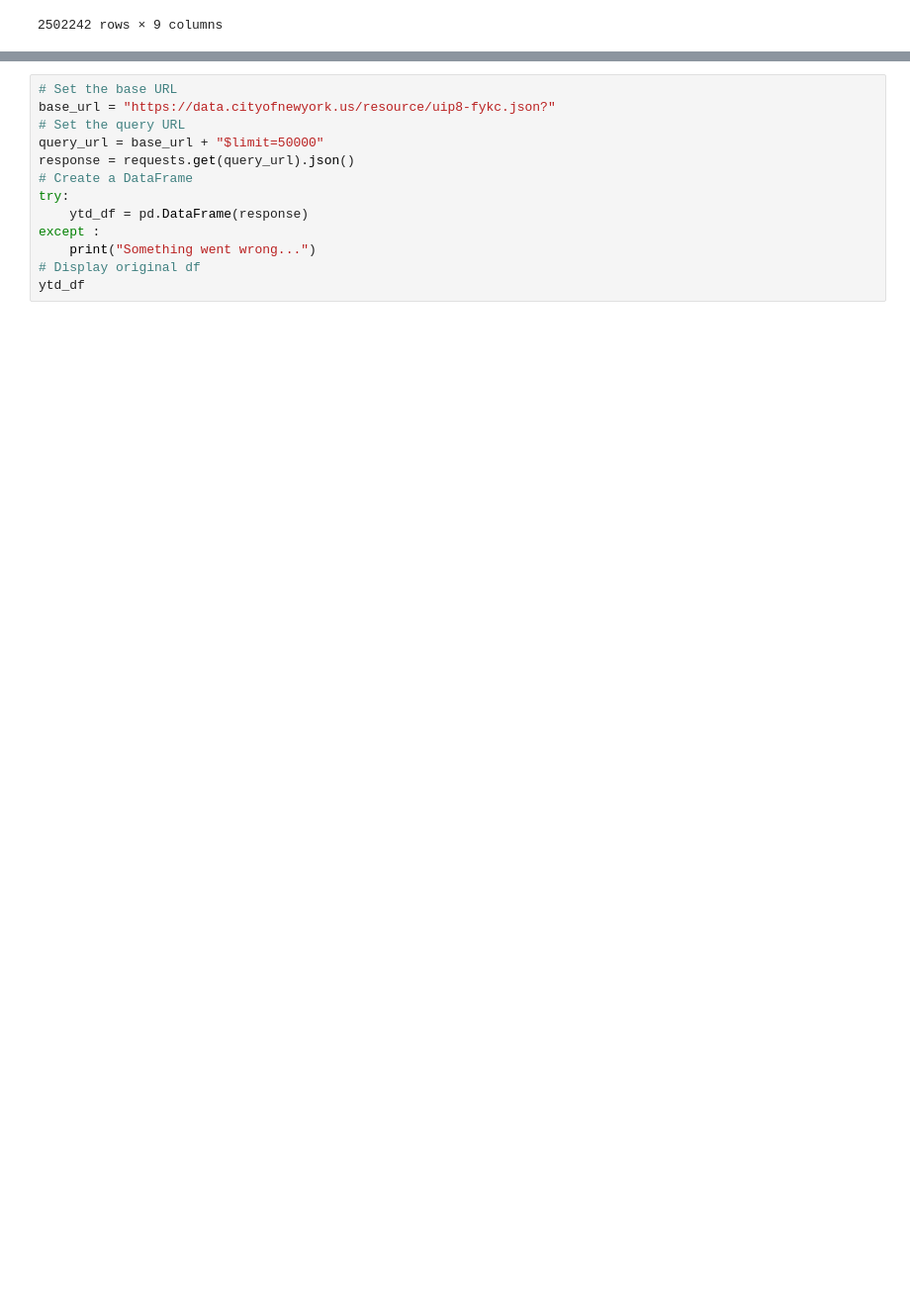
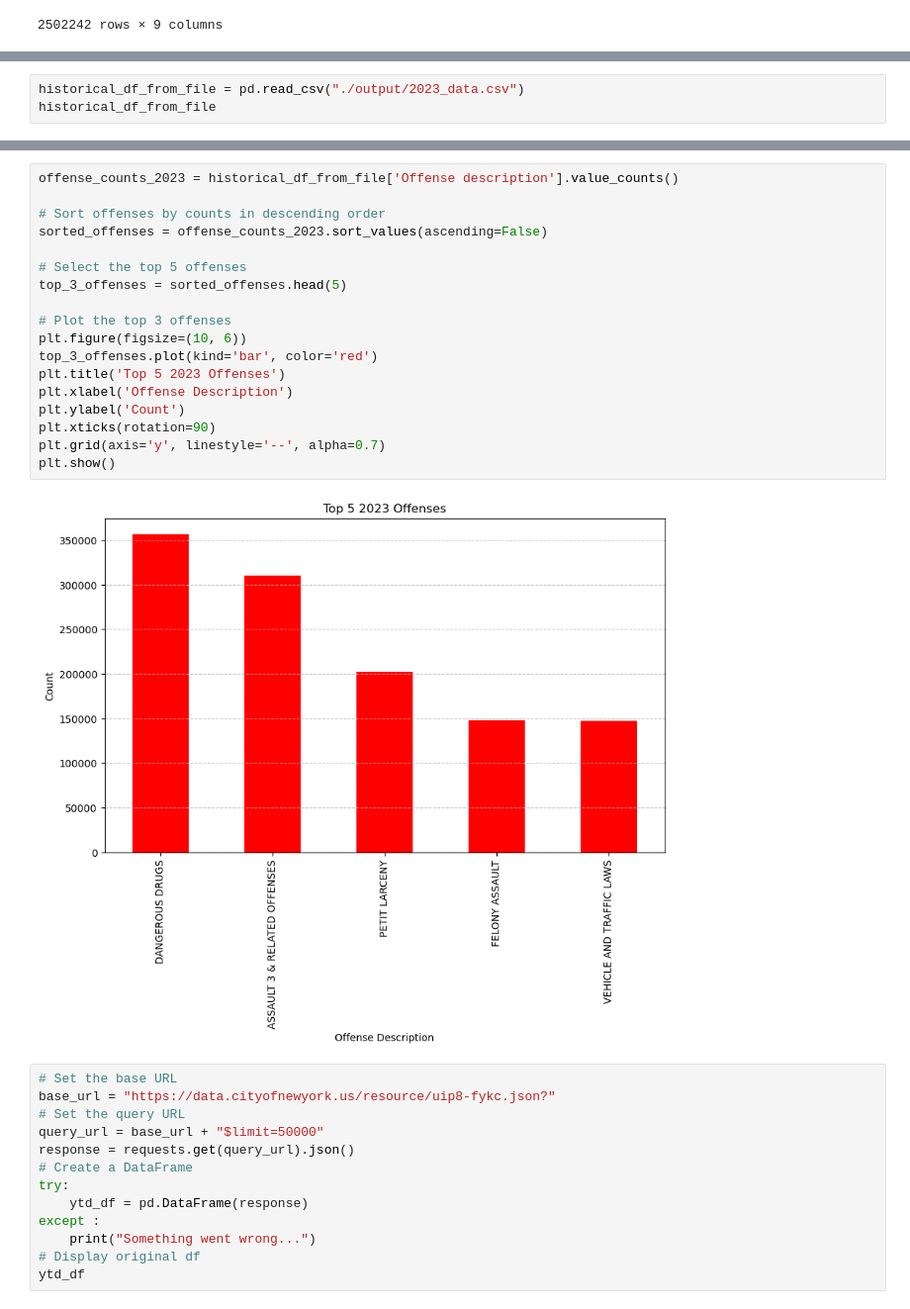
Before and after one commit to amos6224/group5-project1, a Jupyter notebook: group5-project1.ipynb, the cells around one changed output, grey strips where cells are left out. Shown at 99% size. Saved outputs shown, nothing was run; the diff lists cells and outputs as text; blank space fills up the shorter version.

Commit message:
add top 5 crimes 2023 plot

```diff
--- a/group5-project1.ipynb
+++ b/group5-project1.ipynb
@@ -122,0 +120,3 @@ grouped_sex_offence_2023.plot()
+# %%
+historical_df_from_file = pd.read_csv("./output/2023_data.csv")
+historical_df_from_file
@@ -123,3 +137,23 @@ grouped_sex_offence_2023.plot()
+# %%
+offense_counts_2023 = historical_df_from_file['Offense description'].value_counts()
+
+# Sort offenses by counts in descending order
+sorted_offenses = offense_counts_2023.sort_values(ascending=False)
+
+# Select the top 5 offenses
+top_3_offenses = sorted_offenses.head(5)
+
+# Plot the top 3 offenses
+plt.figure(figsize=(10, 6))
+top_3_offenses.plot(kind='bar', color='red')
+plt.title('Top 5 2023 Offenses')
+plt.xlabel('Offense Description')
+plt.ylabel('Count')
+plt.xticks(rotation=90)
+plt.grid(axis='y', linestyle='--', alpha=0.7)
+plt.show()
+# %% [output]
+[figure, added]
 # %%
 # Set the base URL
 base_url = "https://data.cityofnewyork.us/resource/uip8-fykc.json?"
```
Also changed, not shown: parts of 3 cells of this notebook.
